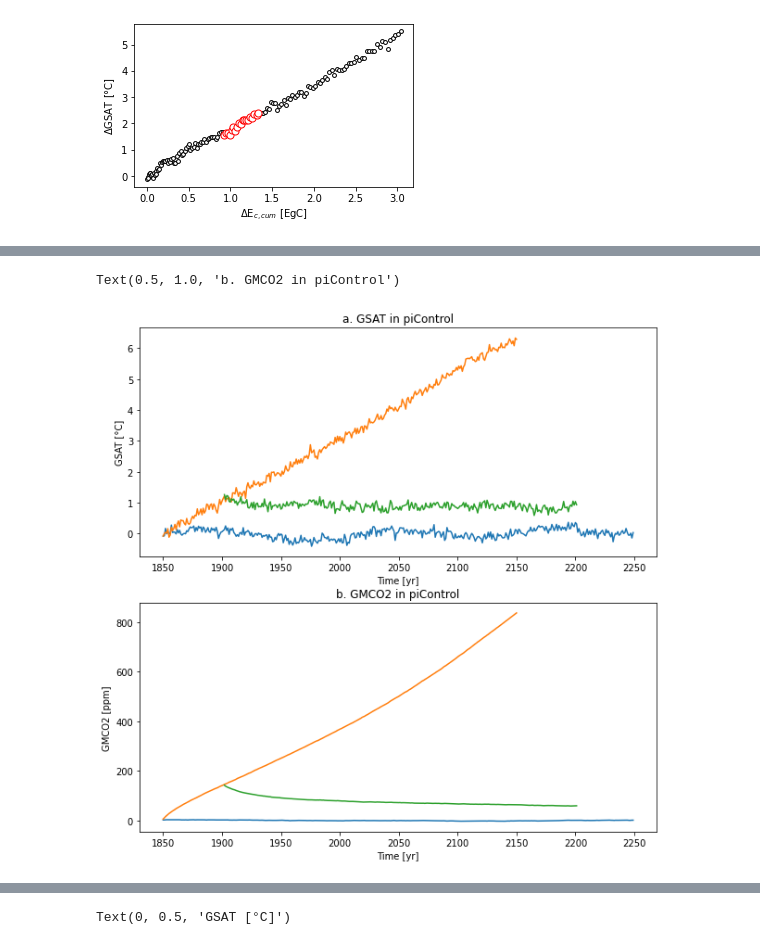
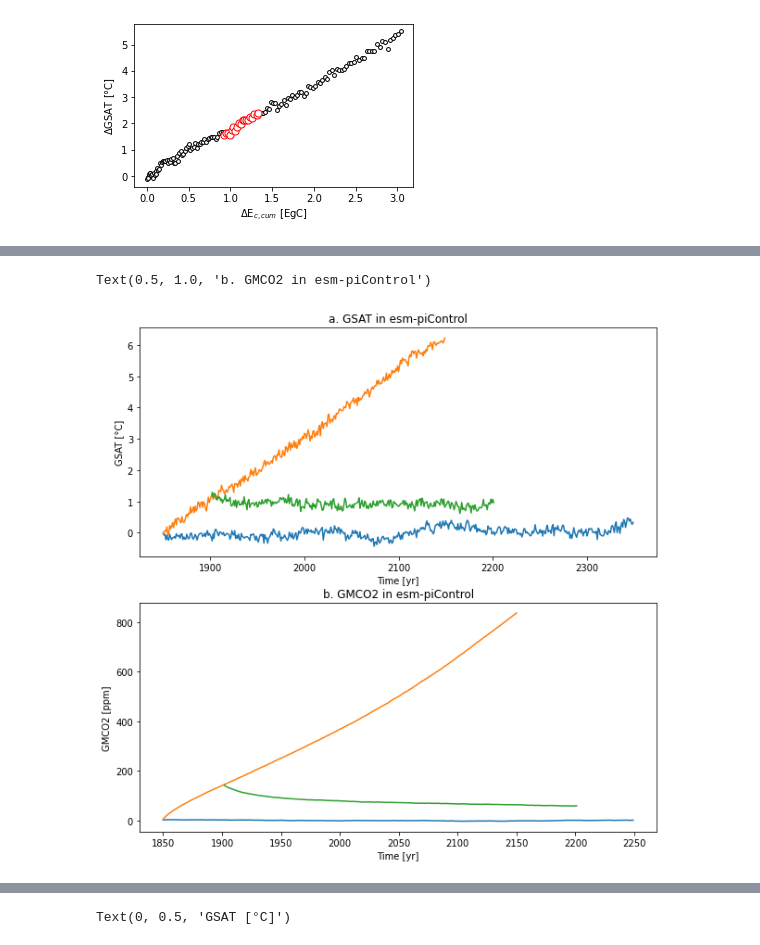
Before and after one commit to acsed-dot/TP-MSOAC-Climate_change, a Jupyter notebook: topics/3-CNRM-ESM2-2_emission_driven.ipynb, the cells around one changed output, grey strips where cells are left out. Drawn from its saved outputs; the diff is of its cells as text; code cells hidden in the pictures.

```diff
--- a/topics/3-CNRM-ESM2-2_emission_driven.ipynb
+++ b/topics/3-CNRM-ESM2-2_emission_driven.ipynb
@@ -479 +562,5 @@ Since running the simulation can take a couple of month, these were already run
+# %%
+# load variables
+df_GSAT = pd.read_csv("./../data/CNRM-ESM2-2/e-driven/dataframe/dataframe_02Kpd_timeseries_yearly_tas_Amon.csv")
+df_CO2 = pd.read_csv("./../data/CNRM-ESM2-2/e-driven/dataframe/dataframe_02Kpd_timeseries_yearly_co2s.csv")
 # %% [markdown]
@@ -586,26 +648,26 @@ Attributes:
 # %%
 fig, axes = plt.subplots(2, 1, figsize=(10, 10))
 
-ref_CO2 = df_CO2["piControl"].mean()
-ref_GSAT = df_GSAT["piControl"].mean()
+ref_CO2 = df_CO2["esm-piControl"].mean()
+ref_GSAT = df_GSAT["esm-piControl"].mean()
 
-axes[0].plot(df_GSAT["year"], df_GSAT["piControl"]-ref_GSAT)
-axes[1].plot(df_CO2["year"], df_CO2["piControl"]-ref_CO2)
+axes[0].plot(df_GSAT["year"], df_GSAT["esm-piControl"]-ref_GSAT)
+axes[1].plot(df_CO2["year"], df_CO2["esm-piControl"]-ref_CO2)
 
 axes[0].plot(df_GSAT["year"], df_GSAT["02Kpd"]-ref_GSAT)
 axes[1].plot(df_CO2["year"], df_CO2["02Kpd"]-ref_CO2)
 
 axes[0].plot(df_GSAT["year"], df_GSAT["02Kpd-11"]-ref_GSAT)
 axes[1].plot(df_CO2["year"], df_CO2["02Kpd-11"]-ref_CO2)
 
 
 axes[0].set_xlabel("Time [yr]")
 axes[0].set_ylabel("GSAT [°C]")
 axes[1].set_xlabel("Time [yr]")
 axes[1].set_ylabel("GMCO2 [ppm]")
 
-axes[0].set_title("a. GSAT in piControl")
-axes[1].set_title("b. GMCO2 in piControl")
+axes[0].set_title("a. GSAT in esm-piControl")
+axes[1].set_title("b. GMCO2 in esm-piControl")
 # %% [output]
-Text(0.5, 1.0, 'b. GMCO2 in piControl')
+Text(0.5, 1.0, 'b. GMCO2 in esm-piControl')
-[figure, old version]
+[figure, new version]
```
Also changed, not shown: parts of 112 cells of this notebook, 49 other files.
